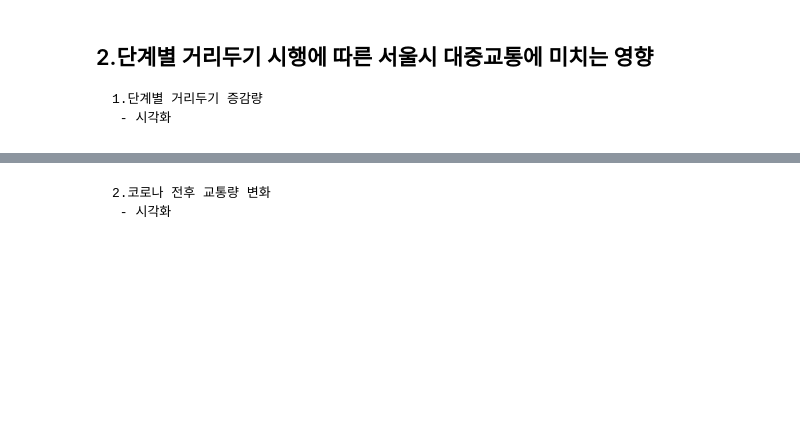
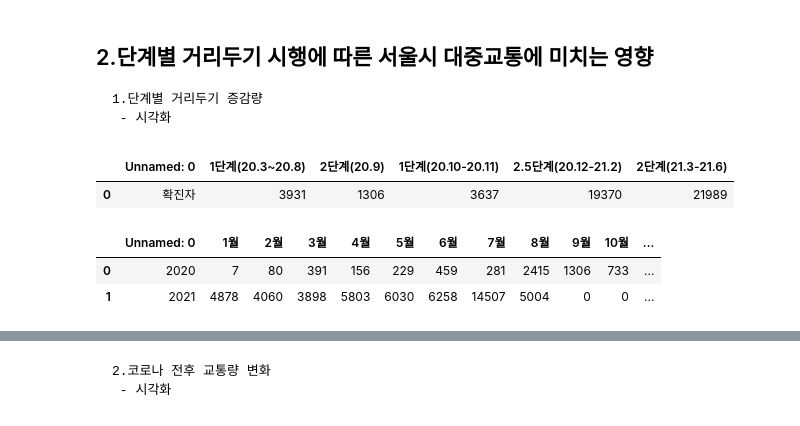
Before and after one commit to JSIncognito/critical_shoot_project, a Jupyter notebook: 01.source/03. 시각화/team_project_frame.ipynb, the cells around one changed output, grey strips where cells are left out. Drawn from its saved outputs; the diff is of its cells as text; code cells hidden in the pictures; blank space fills up the shorter version.

```diff
--- a/01.source/03. 시각화/team_project_frame.ipynb
+++ b/01.source/03. 시각화/team_project_frame.ipynb
@@ -42,0 +55,11 @@ ex) 코로나 증가 -> (버스,지하철) 감소 || 대체 교통수단(자전
+# %%
+covid_step
+# %% [output]
+|  | Unnamed: 0 | 1단계(20.3~20.8) | 2단계(20.9) | 1단계(20.10-20.11) | 2.5단계(20.12-21.2) | 2단계(21.3-21.6) |
+| 0 | 확진자 | 3931 | 1306 | 3637 | 19370 | 21989 |
+# %%
+covid_month
+# %% [output]
+|  | Unnamed: 0 | 1월 | 2월 | 3월 | 4월 | 5월 | 6월 | 7월 | 8월 | 9월 | 10월 | ... |
+| 0 | 2020 | 7 | 80 | 391 | 156 | 229 | 459 | 281 | 2415 | 1306 | 733 | ... |
+| 1 | 2021 | 4878 | 4060 | 3898 | 5803 | 6030 | 6258 | 14507 | 5004 | 0 | 0 | ... |
```
Also changed, not shown: parts of 13 cells of this notebook.
